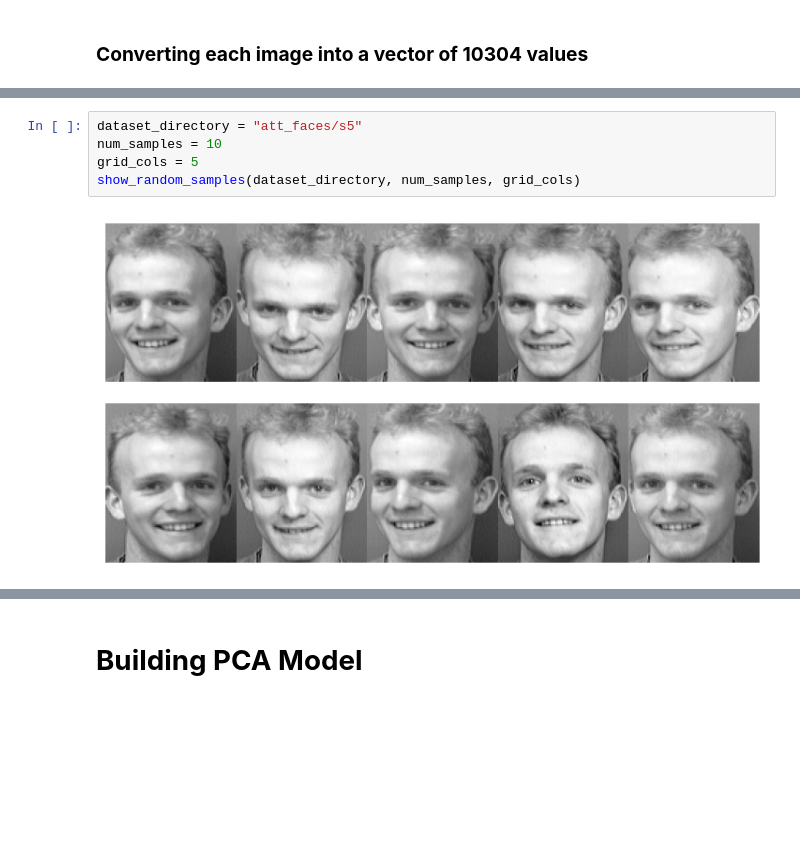
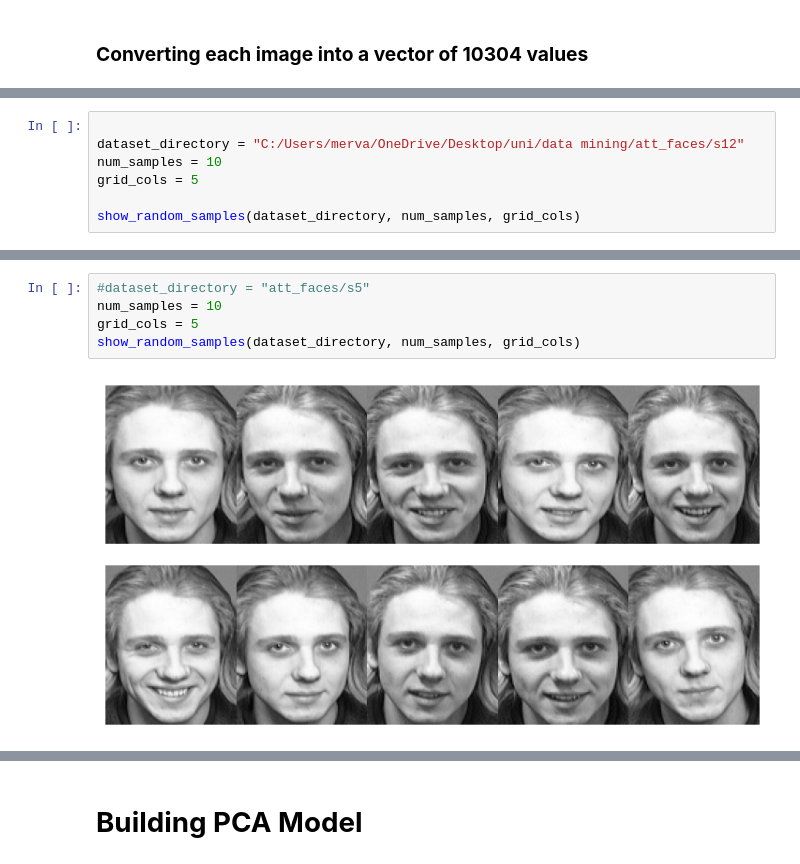
Before and after one commit to Mazen-Gaber/PCA-Face-Recognition, a Jupyter notebook: ORL-PCA Face Recognition.ipynb, the cells around one changed output, grey strips where cells are left out. Saved outputs shown, nothing was run; the diff lists cells and outputs as text; blank space fills up the shorter version.

```diff
--- a/ORL-PCA Face Recognition.ipynb
+++ b/ORL-PCA Face Recognition.ipynb
@@ -55,0 +50,7 @@ show_random_samples(dataset_directory, num_samples, grid_cols)
+# %%
+
+dataset_directory = "C:/Users/merva/OneDrive/Desktop/uni/data mining/att_faces/s12"
+num_samples = 10
+grid_cols = 5
+
+show_random_samples(dataset_directory, num_samples, grid_cols)
@@ -56,10 +59,10 @@ show_random_samples(dataset_directory, num_samples, grid_cols)
 # %%
-dataset_directory = "att_faces/s5"
+#dataset_directory = "att_faces/s5"
 num_samples = 10
 grid_cols = 5
 show_random_samples(dataset_directory, num_samples, grid_cols)
 # %% [output]
-[figure, old version]
+[figure, new version]
 # %%
 #saving data set in Data_matrix
 y = [] #Label Vector y
```
Also changed, not shown: parts of 20 cells of this notebook.
